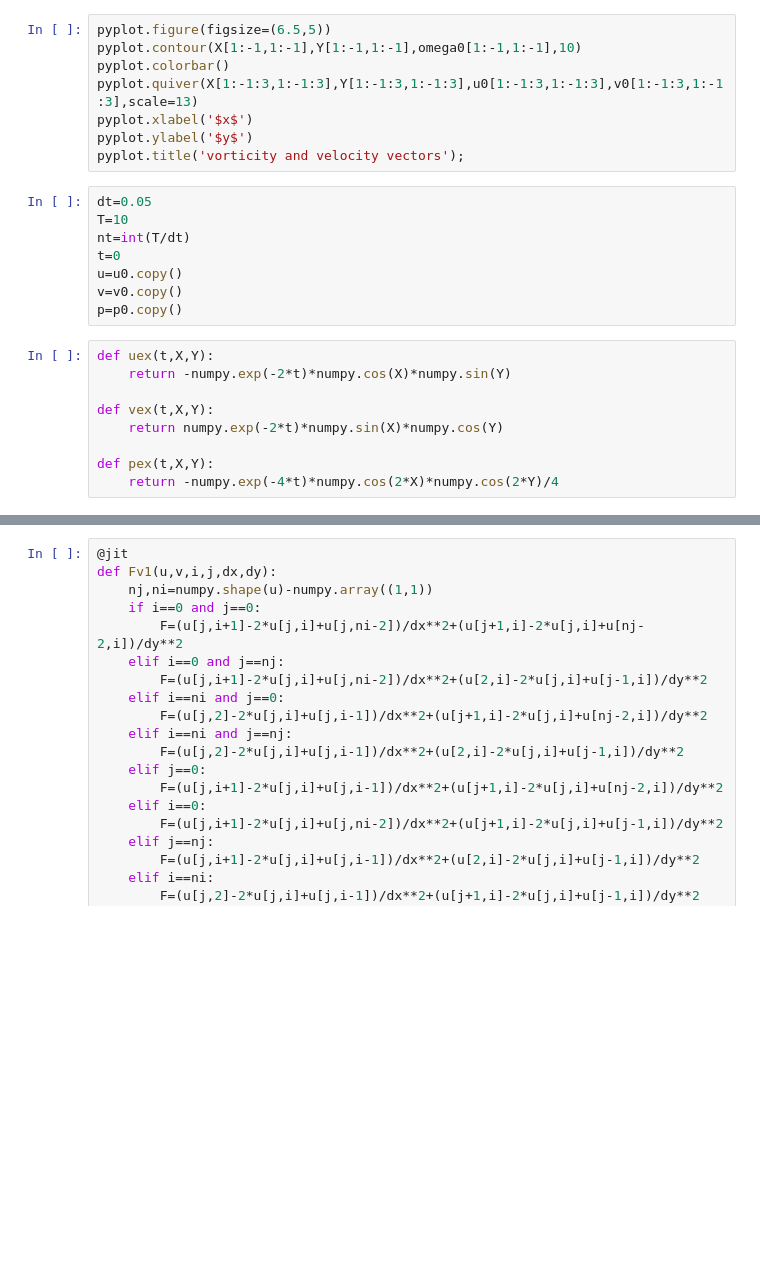
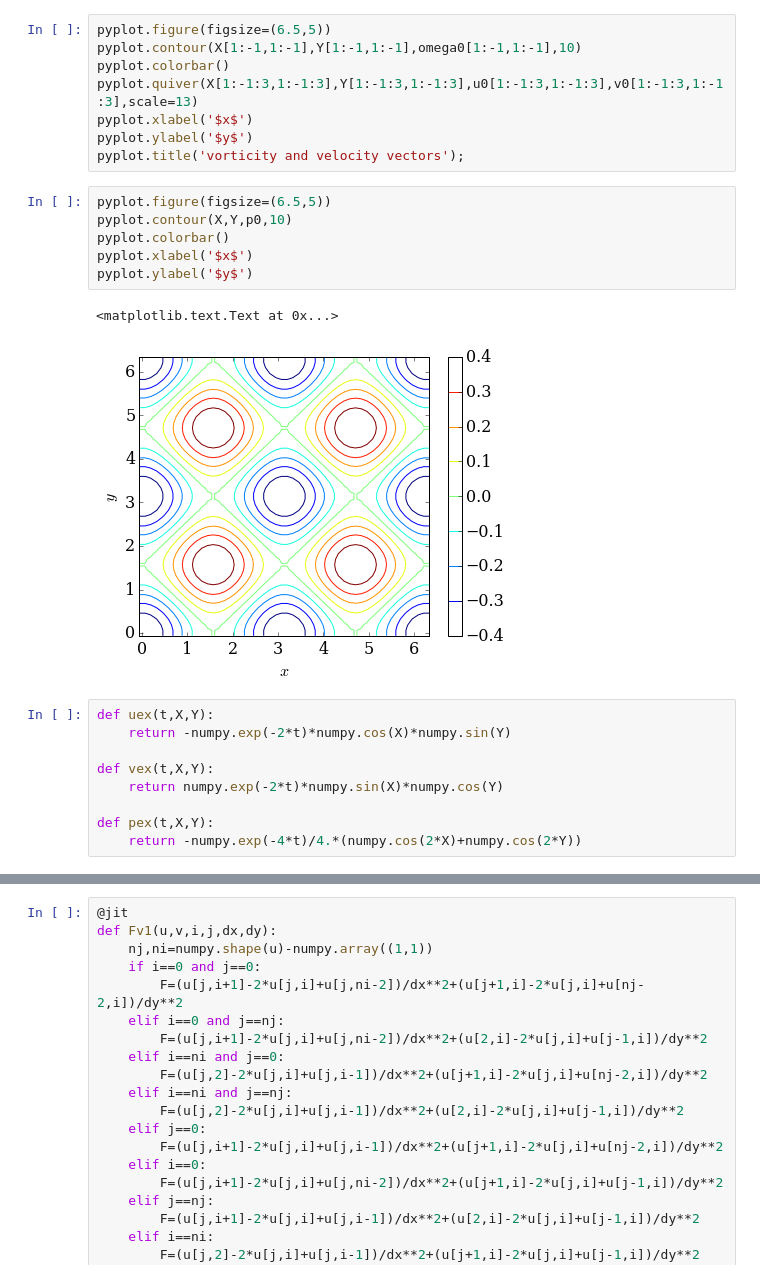
Before and after one commit to yujiasheng912/MAE6225, a Jupyter notebook: TG_vortex.ipynb, the cells around one changed output, grey strips where cells are left out. Saved outputs shown, nothing was run; the diff lists cells and outputs as text; blank space fills up the shorter version.

```diff
--- a/TG_vortex.ipynb
+++ b/TG_vortex.ipynb
@@ -40,14 +57,15 @@ pyplot.quiver(X[1:-1:3,1:-1:3],Y[1:-1:3,1:-1:3],u0[1:-1:3,1:-1:3],v0[1:-1:3,1:-1
 pyplot.xlabel('$x$')
 pyplot.ylabel('$y$')
 pyplot.title('vorticity and velocity vectors');
-# %%
-dt=0.05
-T=10
-nt=int(T/dt)
-t=0
-u=u0.copy()
-v=v0.copy()
-p=p0.copy()
+# %%
+pyplot.figure(figsize=(6.5,5))
+pyplot.contour(X,Y,p0,10)
+pyplot.colorbar()
+pyplot.xlabel('$x$')
+pyplot.ylabel('$y$')
+# %% [output]
+<matplotlib.text.Text at 0x...>
+[figure, added]
 # %%
 def uex(t,X,Y):
     return -numpy.exp(-2*t)*numpy.cos(X)*numpy.sin(Y)
@@ -56,7 +74,7 @@ def vex(t,X,Y):
     return numpy.exp(-2*t)*numpy.sin(X)*numpy.cos(Y)
 
 def pex(t,X,Y):
-    return -numpy.exp(-4*t)*numpy.cos(2*X)*numpy.cos(2*Y)/4
+    return -numpy.exp(-4*t)/4.*(numpy.cos(2*X)+numpy.cos(2*Y))
 # %%
 @jit
 def Fc1(u,v,i,j,dx,dy):
```
Also changed, not shown: parts of 31 cells of this notebook.
